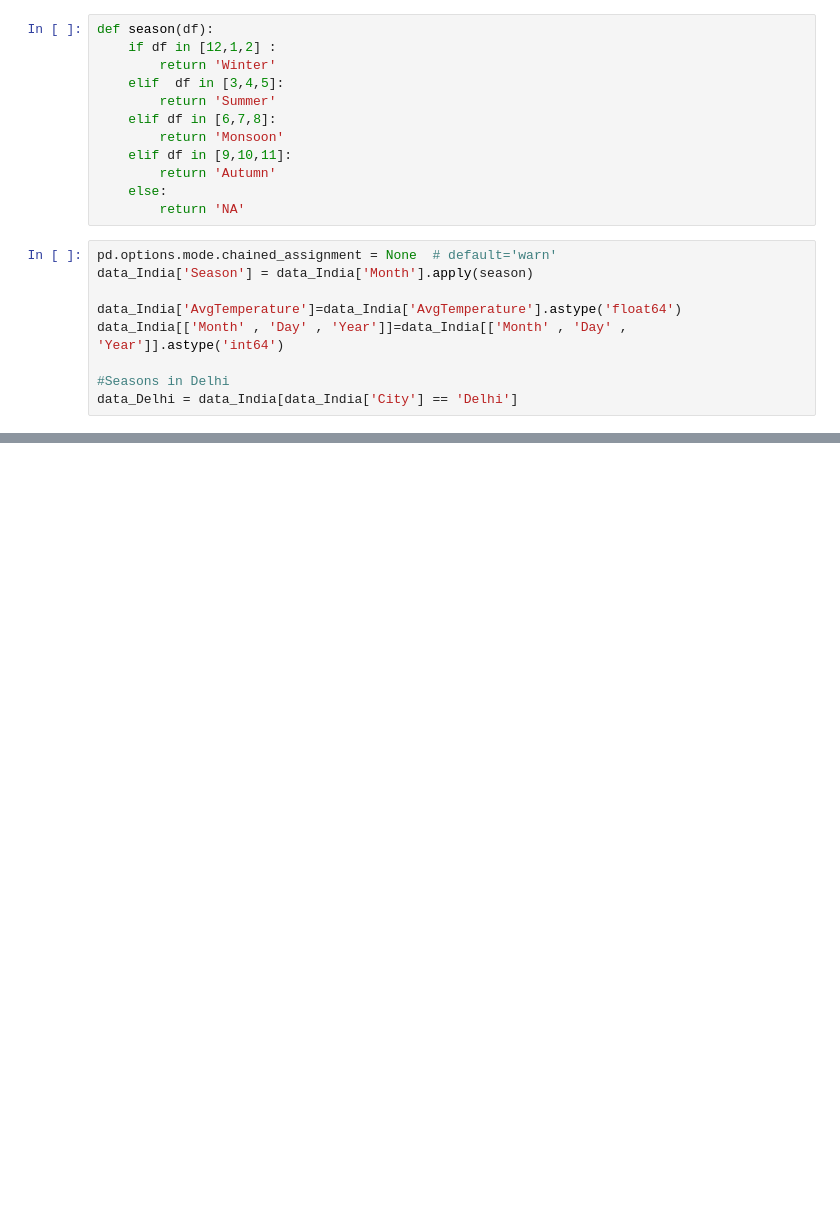
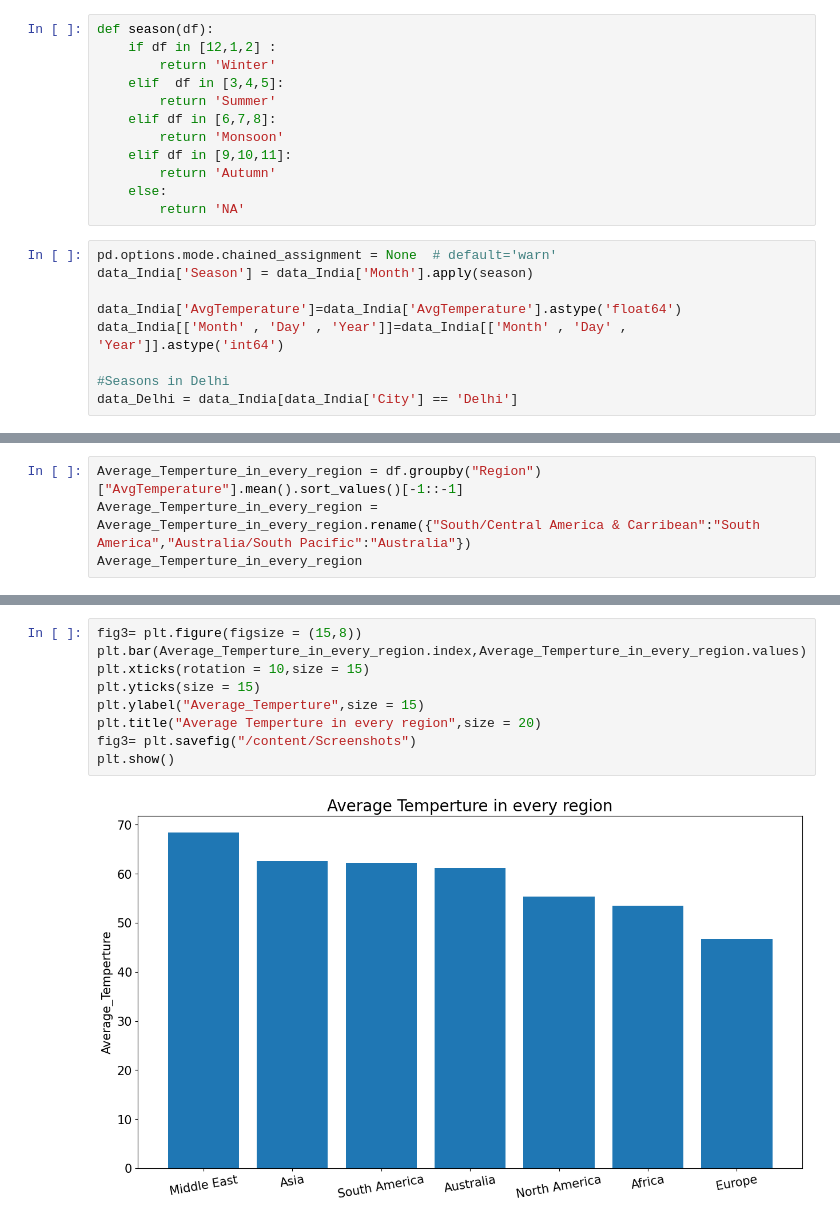
Before and after one commit to mounishsjsu/266_Project, a Jupyter notebook: 266_Final_Project.ipynb, the cells around one changed output, grey strips where cells are left out. Drawn from its saved outputs; the diff is of its cells as text; blank space fills up the shorter version.

```diff
--- a/266_Final_Project.ipynb
+++ b/266_Final_Project.ipynb
@@ -93,0 +92,4 @@ plt.show()
+# %%
+Average_Temperture_in_every_region = df.groupby("Region")["AvgTemperature"].mean().sort_values()[-1::-1]
+Average_Temperture_in_every_region = Average_Temperture_in_every_region.rename({"South/Central America & Carribean":"South America","Australia/South Pacific":"Australia"})
+Average_Temperture_in_every_region
@@ -93,0 +106,11 @@ plt.show()
+# %%
+fig3= plt.figure(figsize = (15,8))
+plt.bar(Average_Temperture_in_every_region.index,Average_Temperture_in_every_region.values)
+plt.xticks(rotation = 10,size = 15)
+plt.yticks(size = 15)
+plt.ylabel("Average_Temperture",size = 15)
+plt.title("Average Temperture in every region",size = 20)
+fig3= plt.savefig("/content/Screenshots")
+plt.show()
+# %% [output]
+[figure, added]
```
Also changed, not shown: parts of 8 cells of this notebook.
